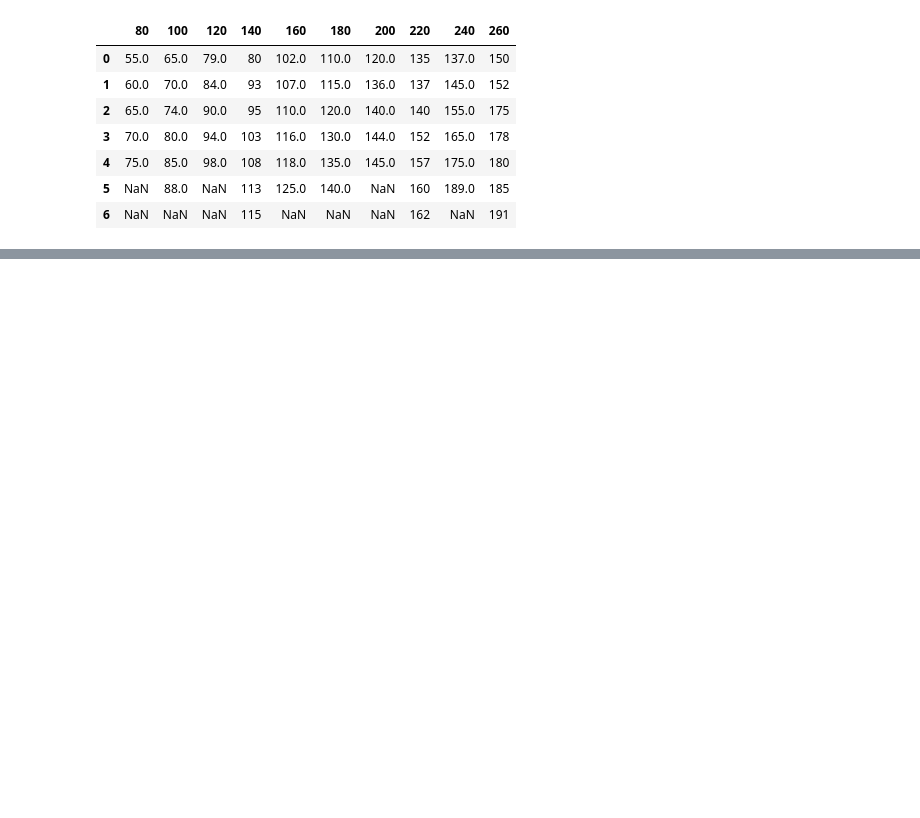
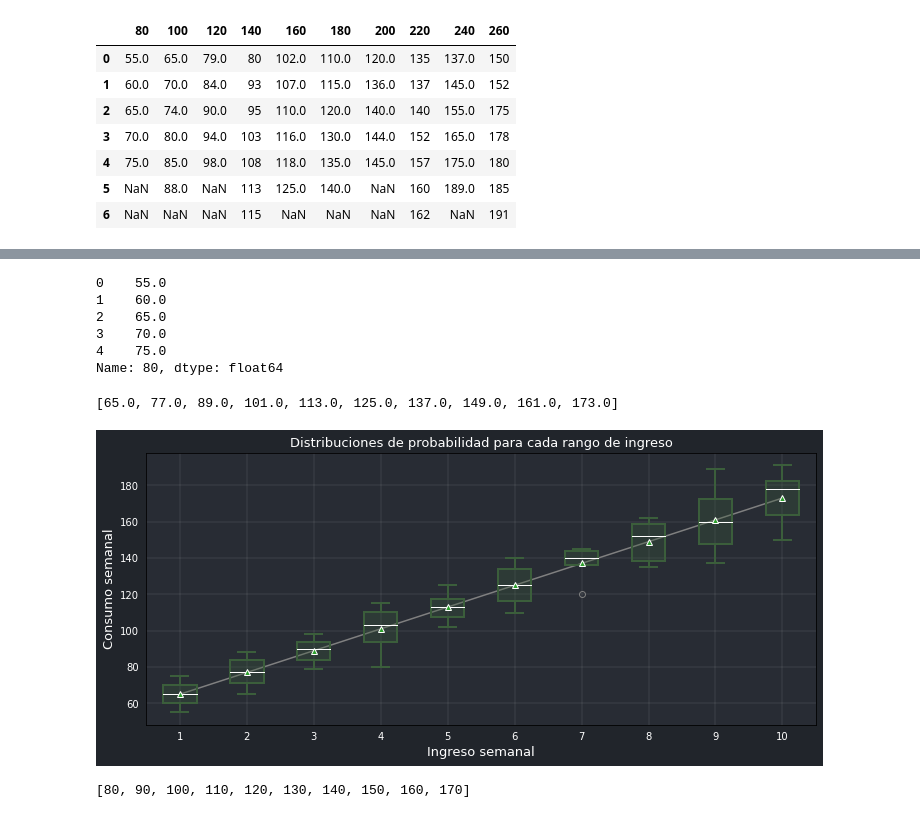
Before and after one commit to JuanFeA98/Economia, a Jupyter notebook: Econometría/01. Econometria I.ipynb, the cells around one changed output, grey strips where cells are left out. Cells and saved outputs as stored; diff of their text form; code cells hidden in the pictures; blank space fills up the shorter version.

```diff
--- a/Econometría/01. Econometria I.ipynb
+++ b/Econometría/01. Econometria I.ipynb
@@ -144,0 +154,58 @@ plt.ylim(40, 220)
+# %%
+df[80].dropna()
+# %% [output]
+0    55.0
+1    60.0
+2    65.0
+3    70.0
+4    75.0
+Name: 80, dtype: float64
+# %%
+promedio
+# %% [output]
+[65.0, 77.0, 89.0, 101.0, 113.0, 125.0, 137.0, 149.0, 161.0, 173.0]
+# %%
+data = [df[i].dropna() for i in list(df)]
+
+fig, ax = plt.subplots(figsize=(12, 5))
+plt.title('Distribuciones de probabilidad para cada rango de ingreso', color='white', size= 13)
+fig.patch.set_facecolor('#21252b')
+ax.set_facecolor('#282c34')
+plt.grid(visible=True, linewidth=0.1, color='white')
+
+# fig.set_facecolor('red')
+
+plt.xlabel('Ingreso semanal', color='white', size=13)
+plt.ylabel('Consumo semanal', color='white', size=13)
+
+values=[1, 2, 3, 4, 5, 6, 7, 8, 9, 10]
+
+ax.tick_params(axis='x', which='both', colors='#21252b')
+ax.tick_params(axis='y', which='both', colors='#21252b')
+
+plt.xticks(color='white')
+plt.yticks(color='white')
+
+c='#3b5e3b'
+
+plt.boxplot(
+    data,
+    showmeans=True,
+    patch_artist=True,
+    boxprops=dict(color=c, linewidth=2, facecolor=(0.23, 0.36, 0.23, 0.3)),
+    capprops=dict(color=c, linewidth=2),
+    whiskerprops=dict(color=c, linewidth=2),
+    flierprops=dict(markeredgecolor='gray'),
+    medianprops=dict(color='white'),
+    meanprops=dict(markeredgecolor='white')
+)
+
+plt.plot(values, promedio, color='gray')
+
+plt.show()
+# %% [output]
+[figure, added]
+# %%
+values
+# %% [output]
+[80, 90, 100, 110, 120, 130, 140, 150, 160, 170]
```
Also changed, not shown: parts of 3 cells of this notebook.
